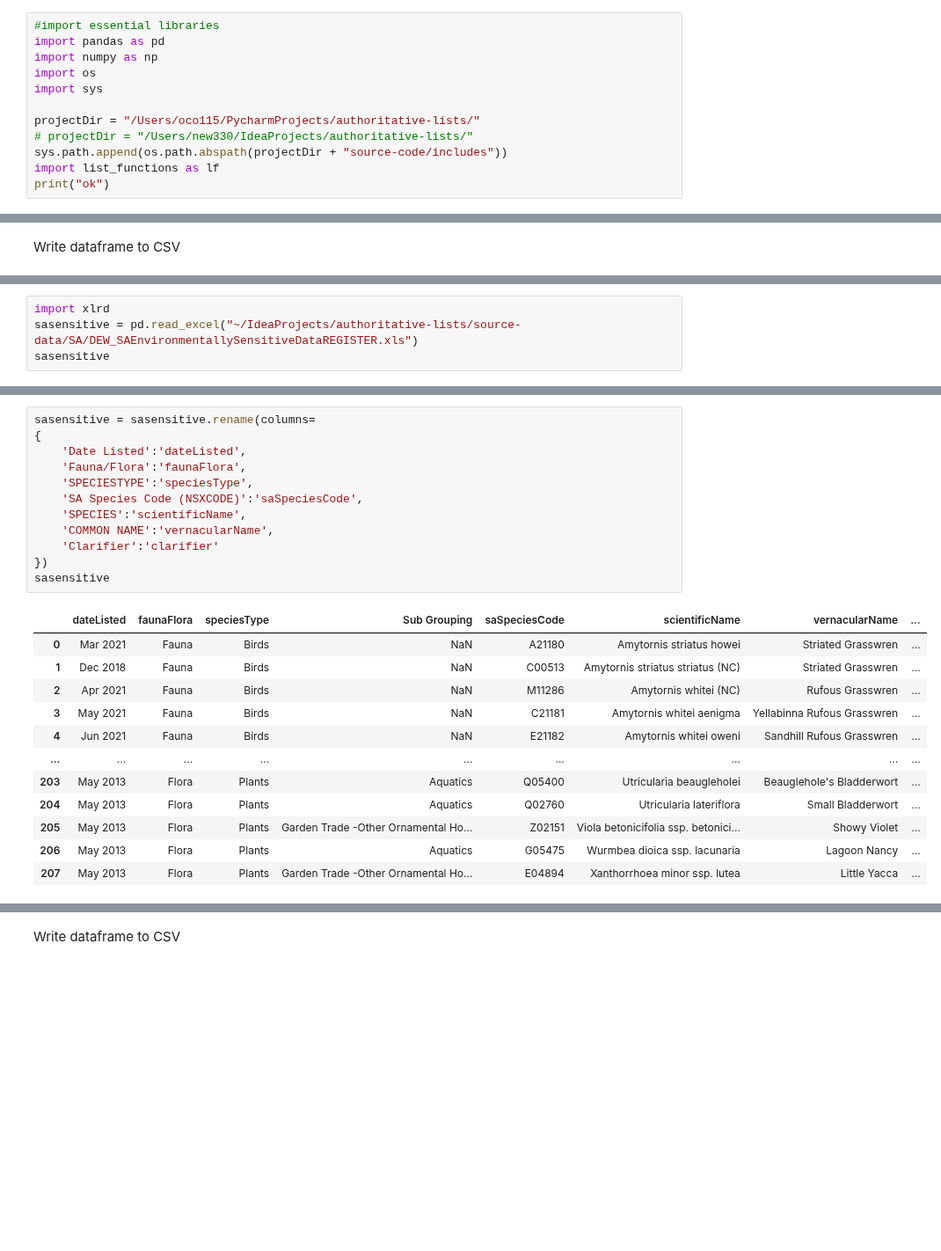
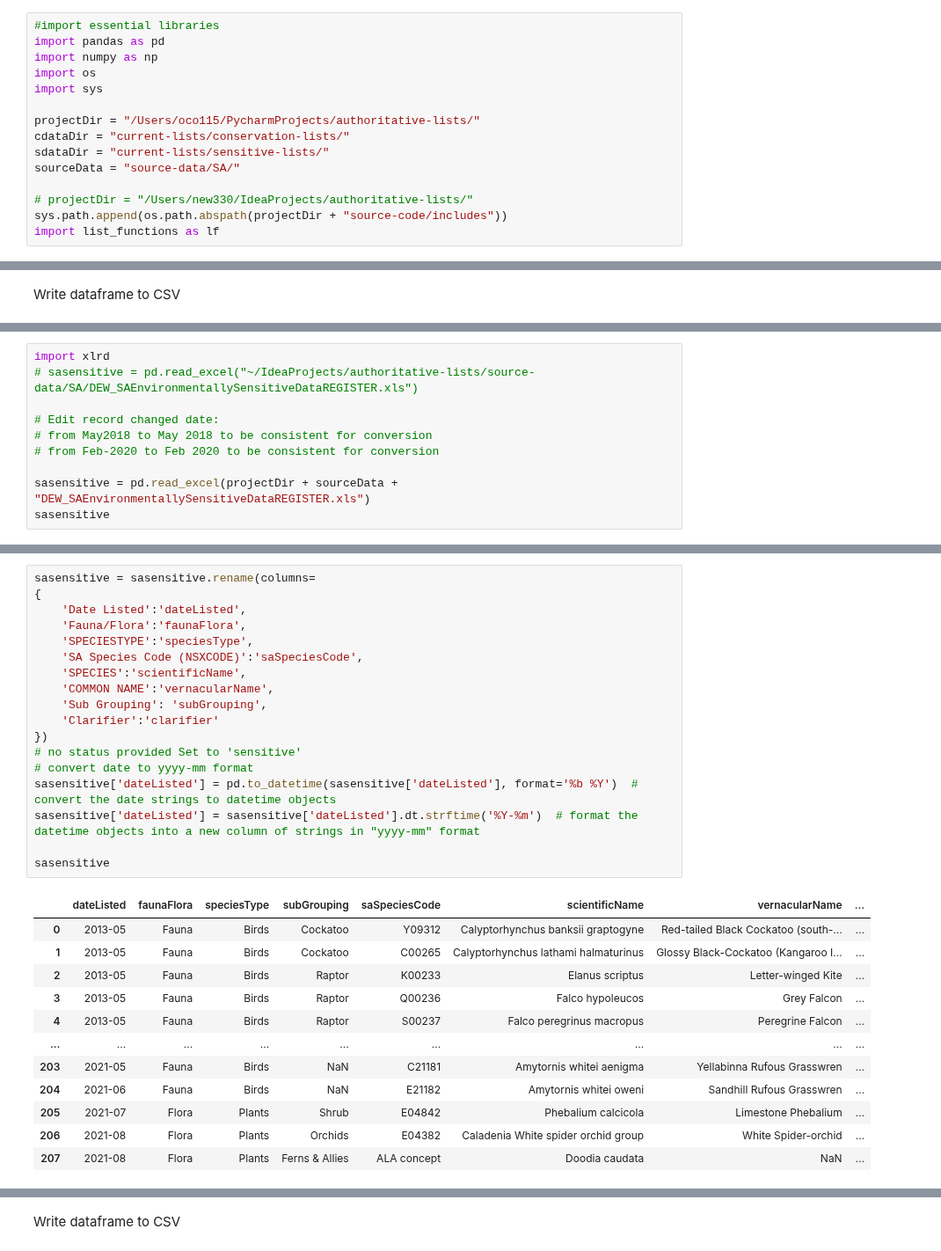
Before and after one commit to AtlasOfLivingAustralia/authoritative-lists, a Jupyter notebook: source-code/py-notebook/SA-conservation-sensitive.ipynb, the cells around one changed output, grey strips where cells are left out. Shown at 88% size. Drawn from its saved outputs; the diff is of its cells as text; blank space fills up the shorter version.

Commit message:
Updated all notebooks with change log code. Source data for SA updated

```diff
--- a/source-code/py-notebook/SA-conservation-sensitive.ipynb
+++ b/source-code/py-notebook/SA-conservation-sensitive.ipynb
@@ -28,7 +28,10 @@ import os
 import sys
 
 projectDir = "/Users/oco115/PycharmProjects/authoritative-lists/"
+cdataDir = "current-lists/conservation-lists/"
+sdataDir = "current-lists/sensitive-lists/"
+sourceData = "source-data/SA/"
+
 # projectDir = "/Users/new330/IdeaProjects/authoritative-lists/"
 sys.path.append(os.path.abspath(projectDir + "source-code/includes"))
 import list_functions as lf
-print("ok")
@@ -210,6 +327,12 @@ saList.to_csv("~/IdeaProjects/authoritative-lists/current-lists/conservation-lis
 # %%
 import xlrd
-sasensitive = pd.read_excel("~/IdeaProjects/authoritative-lists/source-data/SA/DEW_SAEnvironmentallySensitiveDataREGISTER.xls")
+# sasensitive = pd.read_excel("~/IdeaProjects/authoritative-lists/source-data/SA/DEW_SAEnvironmentallySensitiveDataREGISTER.xls")
+
+# Edit record changed date:
+# from May2018 to May 2018 to be consistent for conversion
+# from Feb-2020 to Feb 2020 to be consistent for conversion
+
+sasensitive = pd.read_excel(projectDir + sourceData + "DEW_SAEnvironmentallySensitiveDataREGISTER.xls")
 sasensitive
 # %% [output]
 |  | Date Listed | Fauna/Flora | SPECIESTYPE | Sub Grouping | SA Species Code (NSXCODE) | SPECIES | COMMON NAME | ... |
@@ -228,28 +351,34 @@ sasensitive
 # %%
 sasensitive = sasensitive.rename(columns=
 {
     'Date Listed':'dateListed',
     'Fauna/Flora':'faunaFlora',
     'SPECIESTYPE':'speciesType',
     'SA Species Code (NSXCODE)':'saSpeciesCode',
     'SPECIES':'scientificName',
     'COMMON NAME':'vernacularName',
+    'Sub Grouping': 'subGrouping',
     'Clarifier':'clarifier'
 })
+# no status provided Set to 'sensitive'
+# convert date to yyyy-mm format
+sasensitive['dateListed'] = pd.to_datetime(sasensitive['dateListed'], format='%b %Y')  # convert the date strings to datetime objects
+sasensitive['dateListed'] = sasensitive['dateListed'].dt.strftime('%Y-%m')  # format the datetime objects into a new column of strings in "yyyy-mm" format
+
 sasensitive
 # %% [output]
-|  | dateListed | faunaFlora | speciesType | Sub Grouping | saSpeciesCode | scientificName | vernacularName | ... |
-| 0 | Mar 2021 | Fauna | Birds | NaN | A21180 | Amytornis striatus howei | Striated Grasswren | ... |
-| 1 | Dec 2018 | Fauna | Birds | NaN | C00513 | Amytornis striatus striatus (NC) | Striated Grasswren | ... |
-| 2 | Apr 2021 | Fauna | Birds | NaN | M11286 | Amytornis whitei (NC) | Rufous Grasswren | ... |
-| 3 | May 2021 | Fauna | Birds | NaN | C21181 | Amytornis whitei aenigma | Yellabinna Rufous Grasswren | ... |
-| 4 | Jun 2021 | Fauna | Birds | NaN | E21182 | Amytornis whitei oweni | Sandhill Rufous Grasswren | ... |
+|  | dateListed | faunaFlora | speciesType | subGrouping | saSpeciesCode | scientificName | vernacularName | ... |
+| 0 | 2013-05 | Fauna | Birds | Cockatoo | Y09312 | Calyptorhynchus banksii graptogyne | Red-tailed Black Cockatoo (south-... | ... |
+| 1 | 2013-05 | Fauna | Birds | Cockatoo | C00265 | Calyptorhynchus lathami halmaturinus | Glossy Black-Cockatoo (Kangaroo I... | ... |
+| 2 | 2013-05 | Fauna | Birds | Raptor | K00233 | Elanus scriptus | Letter-winged Kite | ... |
+| 3 | 2013-05 | Fauna | Birds | Raptor | Q00236 | Falco hypoleucos | Grey Falcon | ... |
+| 4 | 2013-05 | Fauna | Birds | Raptor | S00237 | Falco peregrinus macropus | Peregrine Falcon | ... |
 | ... | ... | ... | ... | ... | ... | ... | ... | ... |
-| 203 | May 2013 | Flora | Plants | Aquatics | Q05400 | Utricularia beaugleholei | Beauglehole's Bladderwort | ... |
-| 204 | May 2013 | Flora | Plants | Aquatics | Q02760 | Utricularia lateriflora | Small Bladderwort | ... |
-| 205 | May 2013 | Flora | Plants | Garden Trade -Other Ornamental Ho... | Z02151 | Viola betonicifolia ssp. betonici... | Showy Violet | ... |
-| 206 | May 2013 | Flora | Plants | Aquatics | G05475 | Wurmbea dioica ssp. lacunaria | Lagoon Nancy | ... |
-| 207 | May 2013 | Flora | Plants | Garden Trade -Other Ornamental Ho... | E04894 | Xanthorrhoea minor ssp. lutea | Little Yacca | ... |
+| 203 | 2021-05 | Fauna | Birds | NaN | C21181 | Amytornis whitei aenigma | Yellabinna Rufous Grasswren | ... |
+| 204 | 2021-06 | Fauna | Birds | NaN | E21182 | Amytornis whitei oweni | Sandhill Rufous Grasswren | ... |
+| 205 | 2021-07 | Flora | Plants | Shrub | E04842 | Phebalium calcicola | Limestone Phebalium | ... |
+| 206 | 2021-08 | Flora | Plants | Orchids | E04382 | Caladenia White spider orchid group | White Spider-orchid | ... |
+| 207 | 2021-08 | Flora | Plants | Ferns & Allies | ALA concept | Doodia caudata | NaN | ... |
 208 rows × 8 columns
 # %% [markdown]
 Write dataframe to CSV
```
Also changed, not shown: parts of 36 cells of this notebook, 13 other files.
